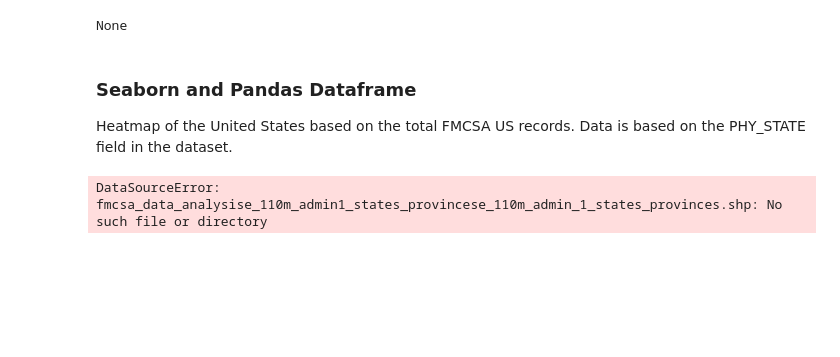
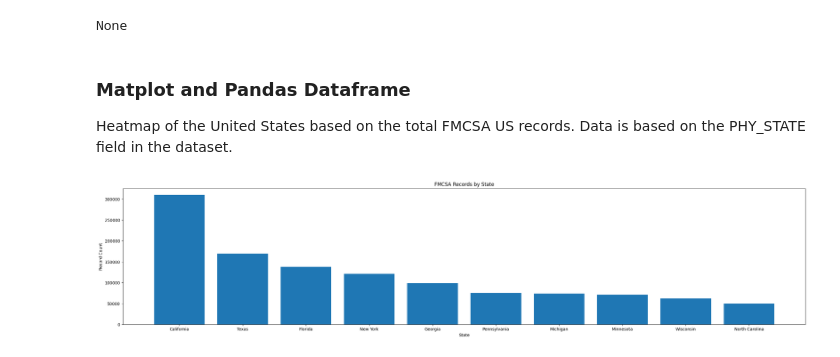
Before and after one commit to tonychoi97/fmcsa_data_analysis, a Jupyter notebook: txt_file_reader.ipynb, the cells around one changed output. Cells and saved outputs as stored; diff of their text form; code cells hidden in the pictures; blank space fills up the shorter version.

Commit message:
Matplotlib Section
Started testing matplotlib functions.

```diff
--- a/txt_file_reader.ipynb
+++ b/txt_file_reader.ipynb
@@ -237,32 +235,5 @@ print(display(df_general.head(50)))
 | 49 | 1000143 | AMERICAN CONCRETE & GRAVEL LLC | NaN | Intrastate Non-Hazmat | 23-JAN-02 | Colorado | 10.0 | ... |
 None
 # %% [markdown]
-### Seaborn and Pandas Dataframe
+### Matplot and Pandas Dataframe
 Heatmap of the United States based on the total FMCSA US records. Data is based on the PHY_STATE field in the dataset.
-# %%
-seaborn_df = df_general.merge(df_phy_address, on = 'DOT_NUMBER', how = 'inner')
-seaborn_df = seaborn_df.dropna(subset = ['PHY_STATE'])
-seaborn_df = seaborn_df[seaborn_df['PHY_COUNTRY'] == 'United States']
-seaborn_df = seaborn_df[~seaborn_df['PHY_STATE'].isin(['Puerto Rico', 'Virgin Islands', 'Northern Marianas', 'Guam', 'American Samoa'])] # Removes rows with the following values.
-seaborn_df = seaborn_df.sort_values(by = 'PHY_STATE')
-
-seaborn_data = {}
-for i in seaborn_df['PHY_STATE'].unique():
-    seaborn_data[i] = {'state': i,
-                       'record_count': seaborn_df[seaborn_df['PHY_STATE'] == i].shape[0],
-                       'power_unit_total': int(seaborn_df[seaborn_df['PHY_STATE'] == i]['NBR_POWER_UNIT'].sum()),
-                       'driver_total': int(seaborn_df[seaborn_df['PHY_STATE'] == i]['DRIVER_TOTAL'].sum()),
-                       'recent_mileage_total': int(seaborn_df[seaborn_df['PHY_STATE'] == i]['DRIVER_TOTAL'].sum())}
-seaborn_data = pd.DataFrame(seaborn_data)
-
-gdf = gpd.read_file('fmcsa_data_analysis\ne_110m_admin1_states_provinces\ne_110m_admin_1_states_provinces.shp')
-gdf = gdf[gdf['admin'] == 'United States']
-gdf = gdf.rename(columns = {'name': 'state'})
-merged = gdf.set_index('state').join(seaborn_data.set_index('state'))
-
-plt.figure(figsize=(10, 6))
-ax = merged.plot(column = 'Record_Count', cmap = 'YlGnBu', legend = True, legend_kwds = {'label': 'Record Count by State', 'orientation': 'horizontal'})
-ax.set_title('Heatmap of US States by Record Count', fontsize = 10)
-plt.show()
-# %% [output]
-DataSourceError: fmcsa_data_analysise_110m_admin1_states_provincese_110m_admin_1_states_provinces.shp: No such file or directory
@@ -268,0 +246,15 @@ DataSourceError: fmcsa_data_analysise_110m_admin1_states_provincese_110m_admin_1
+# %%
+data = {
+    'state': list(seaborn_df['PHY_STATE'].unique()),
+    'record_count': [seaborn_df[seaborn_df['PHY_STATE'] == count].shape[0] for count in seaborn_df['PHY_STATE'].unique()]}
+data_df = pd.DataFrame(data)
+data_df = data_df.nlargest(10, 'record_count')
+
+plt.bar(data_df['state'], data_df['record_count'])
+plt.title('FMCSA Records by State')
+plt.xlabel('State')
+plt.ylabel('Record Count')
+plt.rcParams['figure.figsize'] = (20, 6)
+plt.show()
+# %% [output]
+[figure, added]
```
Also changed, not shown: parts of 2 cells of this notebook, 1 other file.
